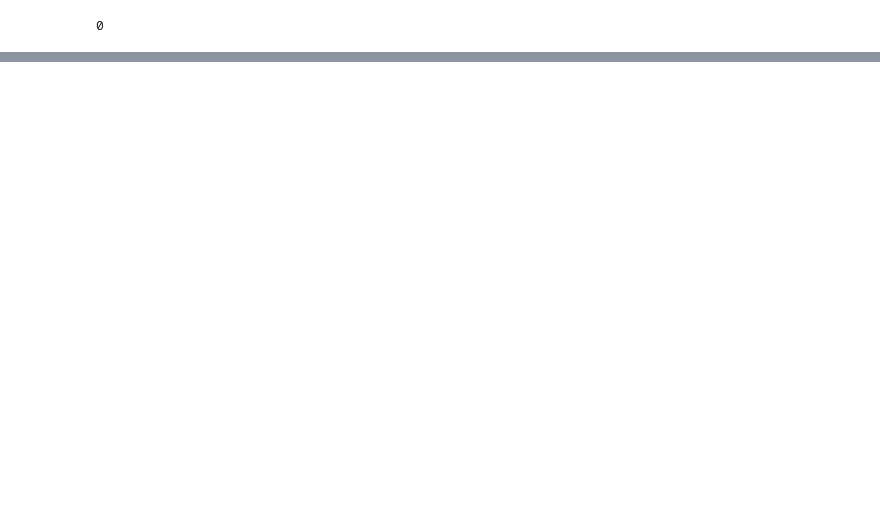
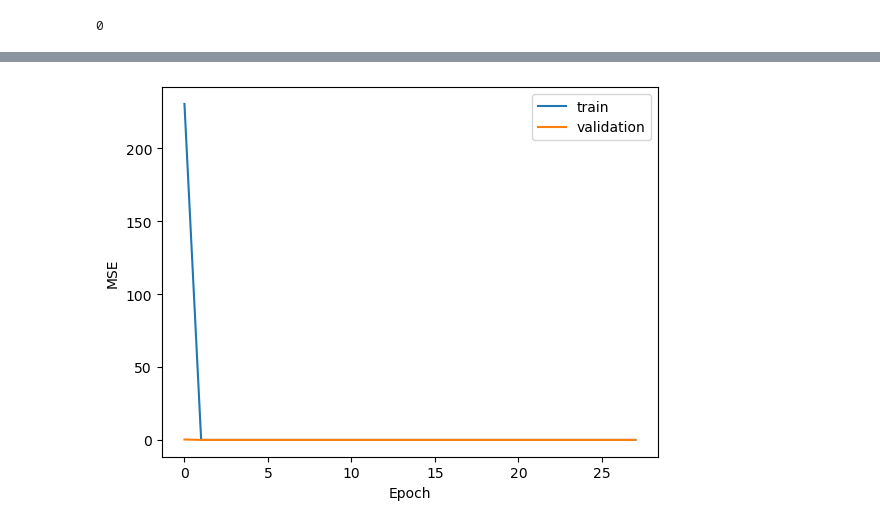
Before and after one commit to SimonErlandsson/Operable-Maps-Compression, a Jupyter notebook: Predictor_Function_Exporter.ipynb, the cells around one changed output, grey strips where cells are left out. Drawn from its saved outputs; the diff is of its cells as text; code cells hidden in the pictures; blank space fills up the shorter version.

```diff
--- a/Predictor_Function_Exporter.ipynb
+++ b/Predictor_Function_Exporter.ipynb
@@ -14,7 +14,7 @@ fpd = FpdExtended()
 df, unary_idxs = bench_utils.read_dataset()
 unary_idxs = list(set(unary_idxs))
 
-MEMORY_SLOTS = 4
+MEMORY_SLOTS = 5
 # Export delta properties
 X, y = [], []
 for idx in tqdm.tqdm(unary_idxs, disable=True): # List of single idxs
@@ -22,16 +22,17 @@ for idx in tqdm.tqdm(unary_idxs, disable=True): # List of single idxs
     chunks, _ = fpd.get_chunks(bin, include_ring_start=False)
 
     for c in chunks:
-        prevs = []
-        for coord in c:
-            point = tuple(coord)
+        #prevs = [(0, *c[0])]
+        prevs = [c[0]]
+        for coord in c[1:]:
+            #point = (0, *coord)
 
             if len(prevs) > MEMORY_SLOTS:
                 prevs.pop()
 
-            X_small = [prevs[i] if len(prevs) > i else (0, 0) for i in range(MEMORY_SLOTS)]
-            y_small = point
-            prevs.insert(0, point)
+            X_small = [prevs[i] if len(prevs) > i else [0, 0] for i in range(MEMORY_SLOTS)]
+            y_small = coord
+            prevs.insert(0, coord)
             X.append(X_small)
             y.append(y_small)
 # %%
@@ -52,6 +50,6 @@ To enable the following instructions: AVX2 FMA, in other operations, rebuild Ten
 # %%
 print(X.shape)
-X = X.reshape((-1, X.shape[1] * X.shape[2]))
-print(X.shape)
+#X = X.reshape((-1, X.shape[1] * X.shape[2]))
+#print(X.shape)
 print(y.shape)
 # %% [output]
@@ -170,0 +198,8 @@ plt.plot(history_final.history['val_loss'], label="validation")
+# %%
+from keras.callbacks import EarlyStopping
+
+# Define early stopping based on validation error
+early_stopping = EarlyStopping(monitor='val_loss', mode='min', patience=10, verbose=1)
+
+# Train the model with early stopping
+history = model.fit(X_train, y_train, epochs=100, batch_size=32, validation_data=(X_validation, y_validation), callbacks=[early_stopping])
@@ -171 +243,10 @@ plt.plot(history_final.history['val_loss'], label="validation")
+# %%
+plt.plot(history.history['loss'], label='train')
+plt.plot(history.history['val_loss'], label='validation')
+plt.xlabel('Epoch')
+plt.ylabel('MSE')
+plt.legend()
+plt.show()
+# %% [output]
+[figure, added]
 # %%
```
Also changed, not shown: parts of 15 cells of this notebook, 4 other files.
